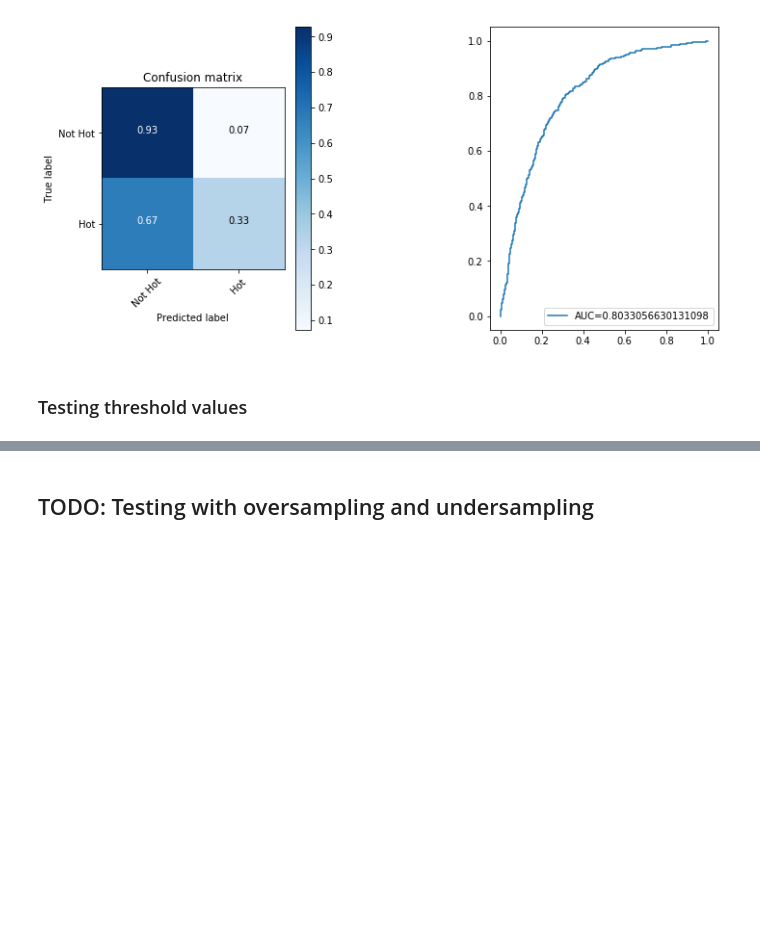
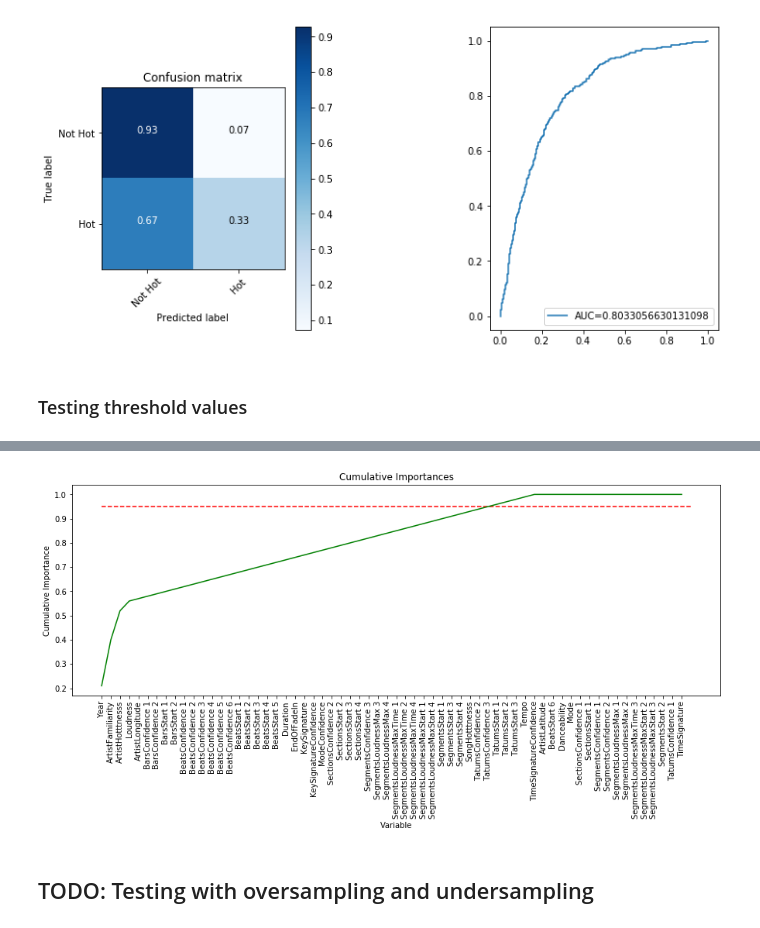
Before and after one commit to thefirebanks/SongPope, a Jupyter notebook: ensemble_learning_models.ipynb, the cells around one changed output, grey strips where cells are left out. Drawn from its saved outputs; the diff is of its cells as text; code cells hidden in the pictures; blank space fills up the shorter version.

```diff
--- a/ensemble_learning_models.ipynb
+++ b/ensemble_learning_models.ipynb
@@ -410,0 +501,4 @@ scores = test_threshold_values(t_values, gs_rf, X_test, y_test)
+# %%
+show_cumulative_importance(best_rf, extended_features)
+# %% [output]
+[figure, added]
```
Also changed, not shown: parts of 16 cells of this notebook, 4 other files.
